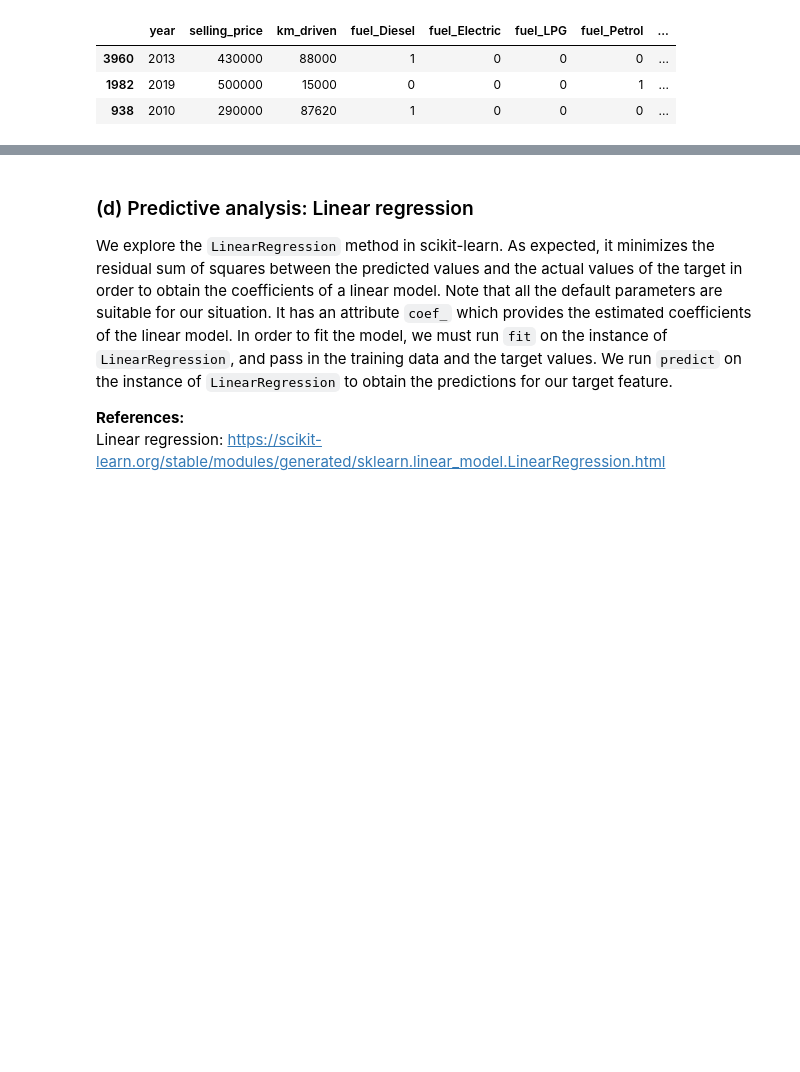
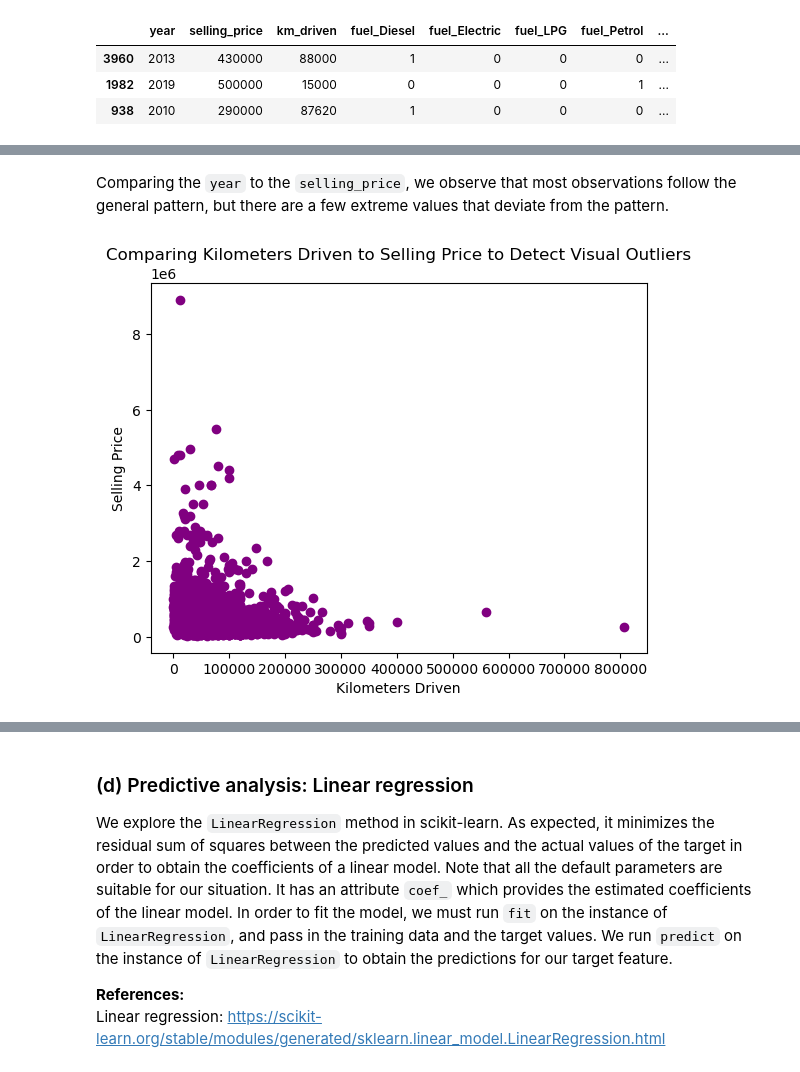
Before and after one commit to Natasa127/CSI4142-A3, a Jupyter notebook: Regression.ipynb, the cells around one changed output, grey strips where cells are left out. Saved outputs shown, nothing was run; the diff lists cells and outputs as text; code cells hidden in the pictures; blank space fills up the shorter version.

```diff
--- a/Regression.ipynb
+++ b/Regression.ipynb
@@ -402 +402,15 @@ plt.show()
+# %% [markdown]
+Comparing the `year` to the `selling_price`, we observe that most observations follow the general pattern, but there are a few extreme values that deviate from the pattern.
+# %%
+# Create the scatterplot of km driven compared to selling price
+plt.scatter(train['km_driven'], train['selling_price'], color="purple")
+
+# Label the scatterplot
+plt.xlabel("Kilometers Driven")
+plt.ylabel("Selling Price")
+plt.title("Comparing Kilometers Driven to Selling Price to Detect Visual Outliers")
+
+plt.show()
+# %% [output]
+[figure, added]
 # %% [markdown]
```
Also changed, not shown: parts of 29 cells of this notebook.
